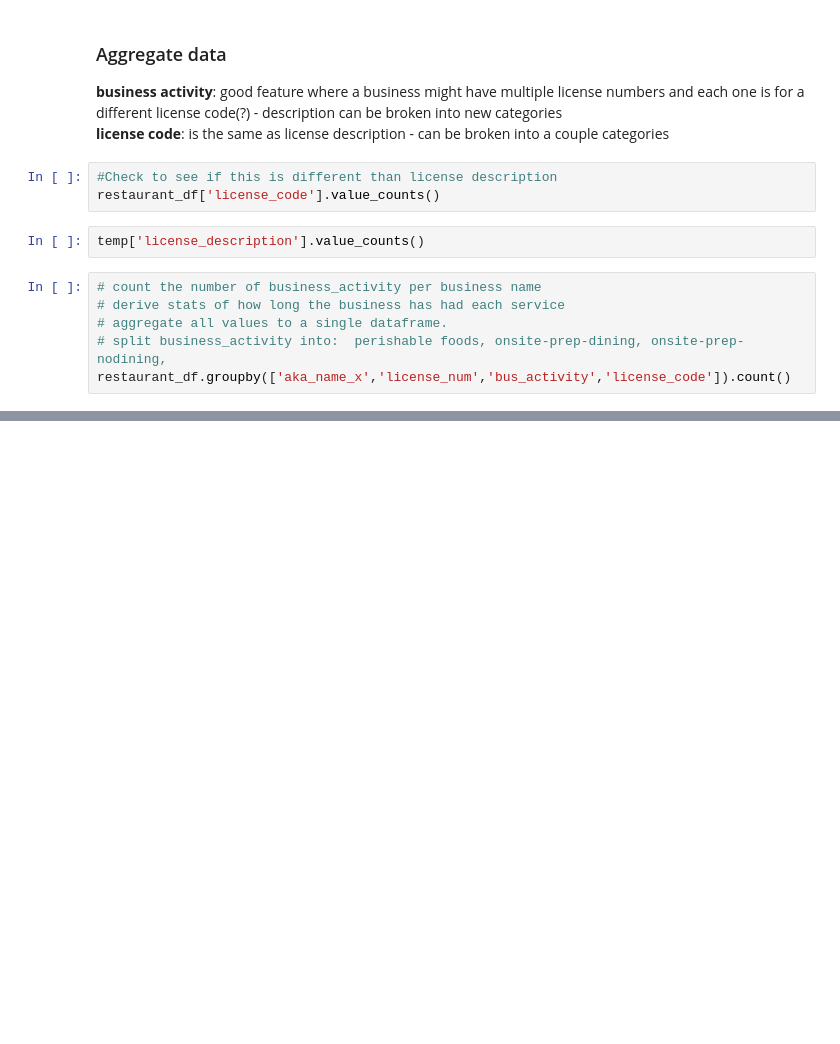
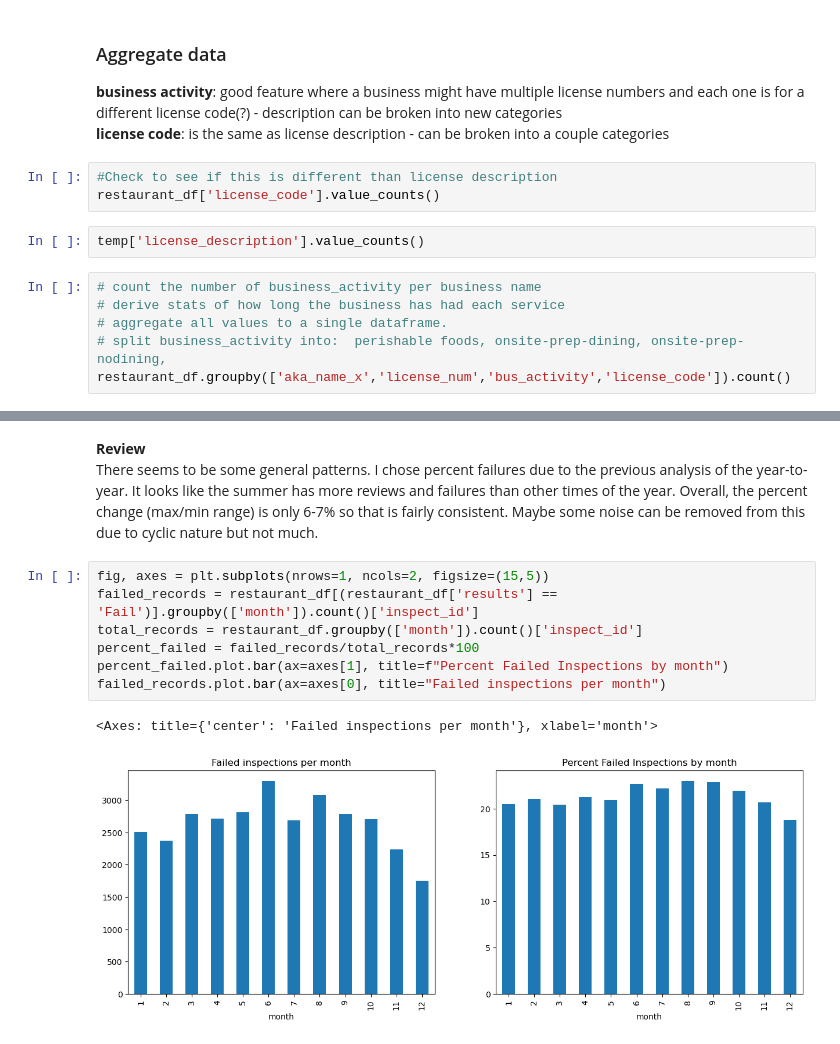
Before and after one commit to ejw-data/proj-food-inspections, a Jupyter notebook: feature_analysis.ipynb, the cells around one changed output, grey strips where cells are left out. Saved outputs shown, nothing was run; the diff lists cells and outputs as text; blank space fills up the shorter version.

```diff
--- a/feature_analysis.ipynb
+++ b/feature_analysis.ipynb
@@ -226,0 +378,13 @@ restaurant_df.groupby(['aka_name_x','license_num','bus_activity','license_code']
+# %% [markdown]
+**Review**
+There seems to be some general patterns.  I chose percent failures due to the previous analysis of the year-to-year.  It looks like the summer has more reviews and failures than other times of the year.  Overall, the percent change (max/min range) is only 6-7% so that is fairly consistent.  Maybe some noise can be removed from this due to cyclic nature but not much.
+# %%
+fig, axes = plt.subplots(nrows=1, ncols=2, figsize=(15,5))
+failed_records = restaurant_df[(restaurant_df['results'] == 'Fail')].groupby(['month']).count()['inspect_id']
+total_records = restaurant_df.groupby(['month']).count()['inspect_id']
+percent_failed = failed_records/total_records*100
+percent_failed.plot.bar(ax=axes[1], title=f"Percent Failed Inspections by month")
+failed_records.plot.bar(ax=axes[0], title="Failed inspections per month")
+# %% [output]
+<Axes: title={'center': 'Failed inspections per month'}, xlabel='month'>
+[figure, added]
```
Also changed, not shown: parts of 44 cells of this notebook, 1 other file.
